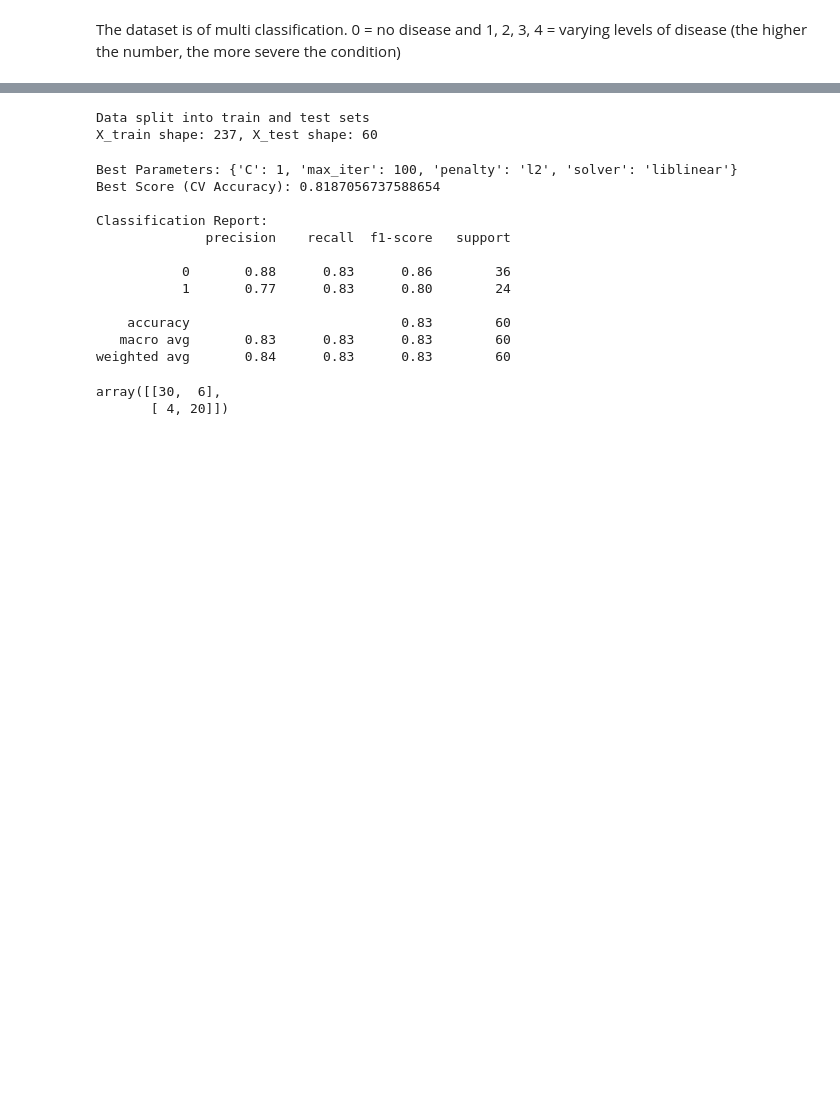
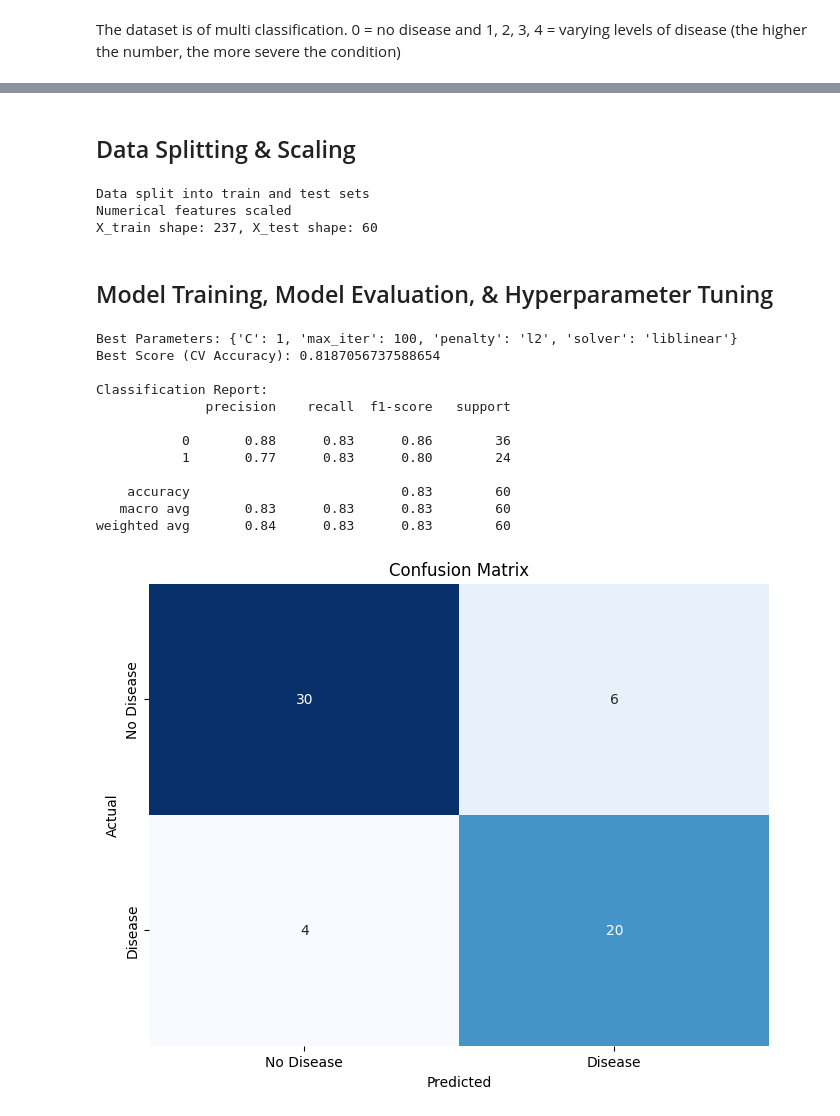
Before and after one commit to prem-poudel/ml-portfolio-react-django, a Jupyter notebook: backend/notebooks/disease_pred_training.ipynb, the cells around one changed output, grey strips where cells are left out. Saved outputs shown, nothing was run; the diff lists cells and outputs as text; code cells hidden in the pictures; blank space fills up the shorter version.

```diff
--- a/backend/notebooks/disease_pred_training.ipynb
+++ b/backend/notebooks/disease_pred_training.ipynb
@@ -62,8 +52,3 @@ df.target.nunique(), df.target.unique(), df.target.value_counts()
 The dataset is of multi classification.
 0 = no disease and
 1, 2, 3, 4 = varying levels of disease (the higher the number, the more severe the condition)
-# %%
-# let's prepare out binary classification dataset
-df['binary_target'] = df['target'].apply(lambda x: 1 if x > 0 else 0)
-
-print(df.binary_target.unique(), df.binary_target.value_counts())
@@ -136,0 +121,7 @@ dtype: int64
+# %%
+# Convert target values to binary: 0 (no disease), 1 (disease present)
+df['binary_target'] = df['target'].apply(lambda x: 1 if x != 0 else 0)
+
+# Check unique values and their counts
+print("Unique binary target labels:", df['binary_target'].unique())
+print("Value counts:\n", df['binary_target'].value_counts())
@@ -263,15 +167,29 @@ df_scaled.corr()
+# %% [markdown]
+## Data Splitting & Scaling
 # %%
 X_train, X_test, y_train, y_test = train_test_split(
-    df_scaled.drop(columns=['target', 'binary_target', 'num']),
-    df_scaled['binary_target'],
+    df.drop(columns=['target', 'binary_target', 'num']),
+    df['binary_target'],
     test_size=0.2,
     random_state=42,
 )
 print("Data split into train and test sets")
-print(f"X_train shape: {X_train.shape[0]}, X_test shape: {X_test.shape[0]}")
+
+scaler = StandardScaler()
+X_train_scaled = X_train.copy()
+X_test_scaled = X_test.copy()
+
+X_train_scaled[numeric_cols] = scaler.fit_transform(X_train[numeric_cols])
+X_test_scaled[numeric_cols] = scaler.transform(X_test[numeric_cols])
+
+print("Numerical features scaled")
+print(f"X_train shape: {X_train_scaled.shape[0]}, X_test shape: {X_test_scaled.shape[0]}")
 # %% [output]
 Data split into train and test sets
+Numerical features scaled
 X_train shape: 237, X_test shape: 60
+# %% [markdown]
+## Model Training, Model Evaluation, & Hyperparameter Tuning
 # %%
 log_reg = LogisticRegression()
 
@@ -284,37 +202,44 @@ param_grid = {
 
 grid_search = GridSearchCV(
     estimator=log_reg,
     param_grid=param_grid,
     scoring='accuracy',
     cv=5,
     n_jobs=-1,
 )
 
-grid_search.fit(X_train, y_train)
+grid_search.fit(X_train_scaled, y_train)
 
 # Best results
 print("Best Parameters:", grid_search.best_params_)
 print("Best Score (CV Accuracy):", grid_search.best_score_)
 
 # Evaluate on test set
-y_pred = grid_search.predict(X_test)
+y_pred = grid_search.predict(X_test_scaled)
+
+# Report
 print("\nClassification Report:")
 print(classification_report(y_test, y_pred))
+
+# Confusion Matrix
+cm = confusion_matrix(y_test, y_pred)
+plt.figure(figsize=(8, 6))
+sns.heatmap(cm, annot=True, fmt='d', cmap='Blues', cbar=False, xticklabels=['No Disease', 'Disease'], yticklabels=['No Disease', 'Disease'])
+plt.title('Confusion Matrix')
+plt.xlabel('Predicted')
+plt.ylabel('Actual')
+plt.show()
 # %% [output]
 Best Parameters: {'C': 1, 'max_iter': 100, 'penalty': 'l2', 'solver': 'liblinear'}
 Best Score (CV Accuracy): 0.8187056737588654
 
 Classification Report:
               precision    recall  f1-score   support
 
            0       0.88      0.83      0.86        36
            1       0.77      0.83      0.80        24
 
     accuracy                           0.83        60
    macro avg       0.83      0.83      0.83        60
 weighted avg       0.84      0.83      0.83        60
+[figure, added]
-# %%
-confusion_matrix(y_test, y_pred)
-# %% [output]
-array([[30,  6],
-       [ 4, 20]])
```
Also changed, not shown: parts of 23 cells of this notebook.
